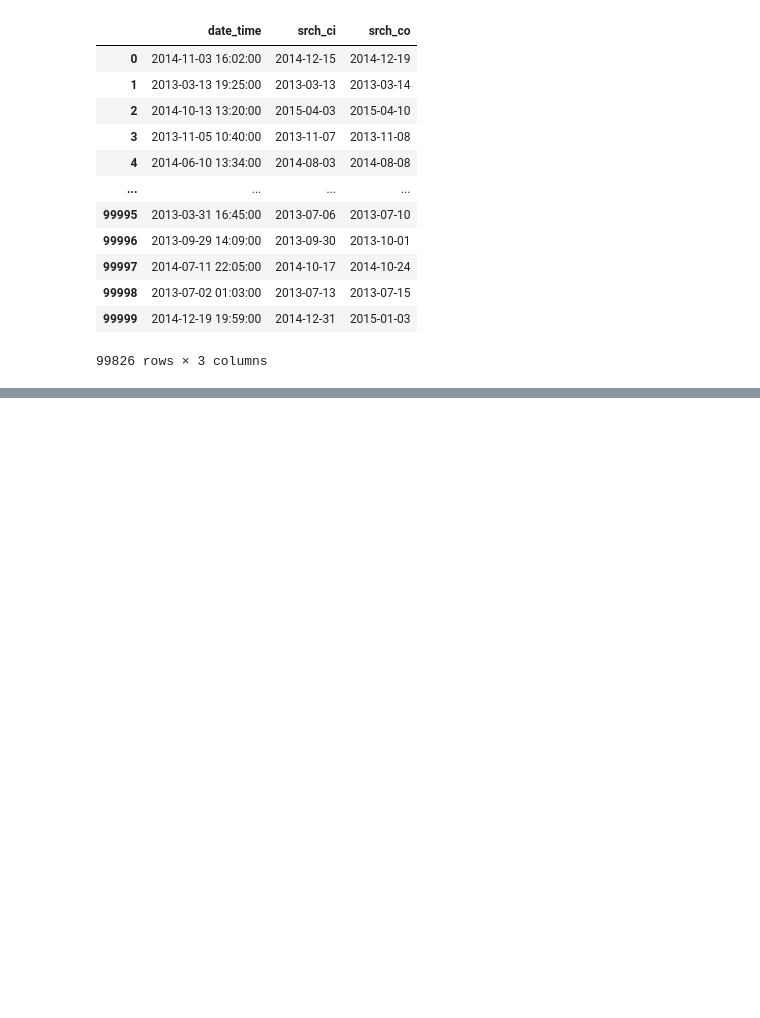
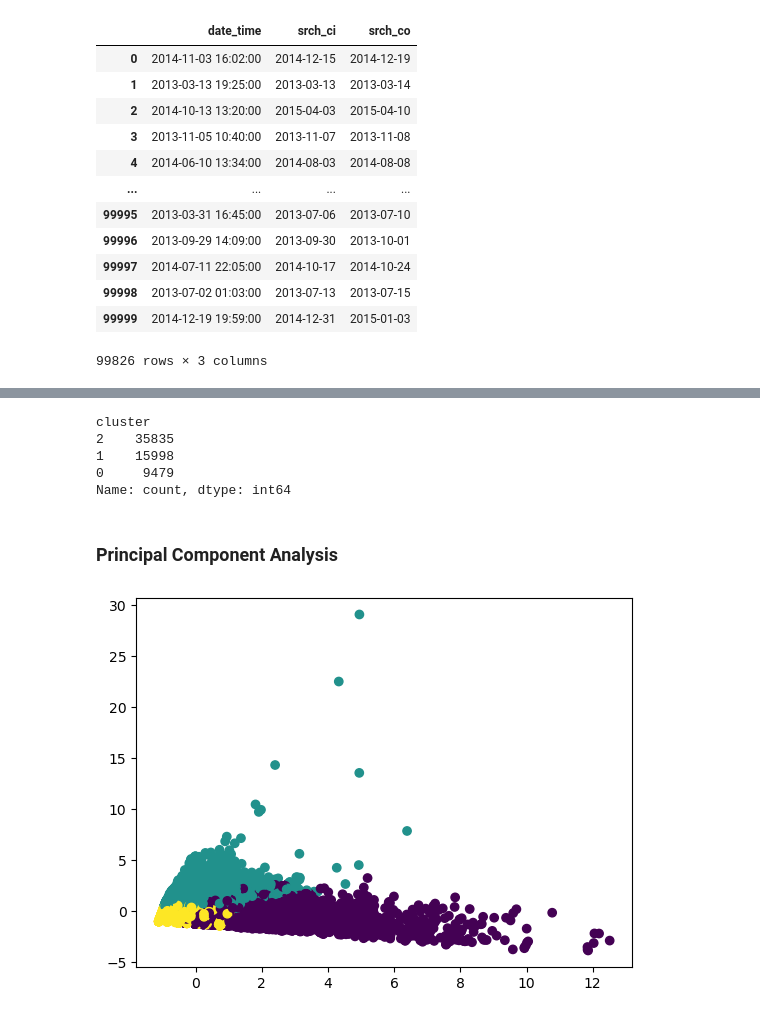
Before and after one commit to karamian-ani/data_analytics_with_python, a Jupyter notebook: notebooks/18_clustering.ipynb, the cells around one changed output, grey strips where cells are left out. Cells and saved outputs as stored; diff of their text form; code cells hidden in the pictures; blank space fills up the shorter version.

Commit message:
18_Clustering done

```diff
--- a/notebooks/18_clustering.ipynb
+++ b/notebooks/18_clustering.ipynb
@@ -212,0 +285,3 @@ travel.head(2)
+# %%
+df_clustering = travel[features_to_explore].dropna(axis=0)
+df_clustering.head()
@@ -212,0 +303,3 @@ travel.head(2)
+# %%
+df_clustering_stg = df_clustering.copy()
+df_clustering_stg[features_to_explore] = preprocessing.scale(df_clustering_stg[features_to_explore])
@@ -212,0 +317,4 @@ travel.head(2)
+# %%
+km = cluster.KMeans(n_clusters=3, max_iter=300, random_state=123)
+
+df_clustering_stg['cluster'] = km.fit_predict(df_clustering_stg[features_to_explore])
@@ -212,0 +337,20 @@ travel.head(2)
+# %%
+df_clustering_stg['cluster'].value_counts()
+# %% [output]
+cluster
+2    35835
+1    15998
+0     9479
+Name: count, dtype: int64
+# %% [markdown]
+### Principal Component Analysis
+# %%
+pca = decomposition.PCA(n_components=2, whiten=True)
+
+df_clustering_stg['x'] = pca.fit_transform(df_clustering_stg[features_to_explore])[:,0]
+df_clustering_stg['y'] = pca.fit_transform(df_clustering_stg[features_to_explore])[:,1]
+# %%
+plt.scatter(df_clustering_stg['x'], df_clustering_stg['y'], c =df_clustering_stg['cluster'])
+plt.show()
+# %% [output]
+[figure, added]
```
Also changed, not shown: parts of 23 cells of this notebook.
